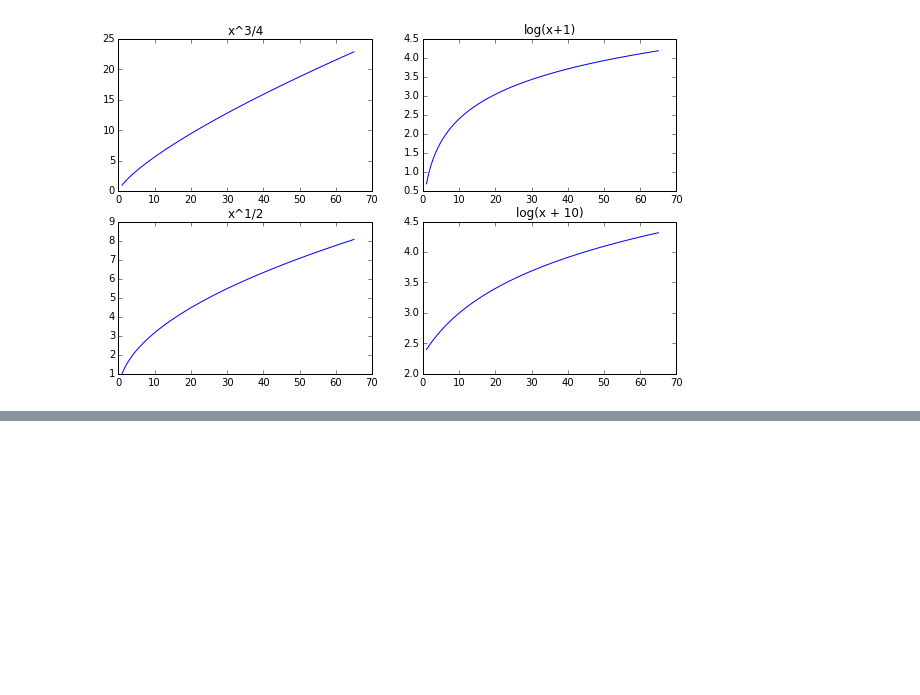
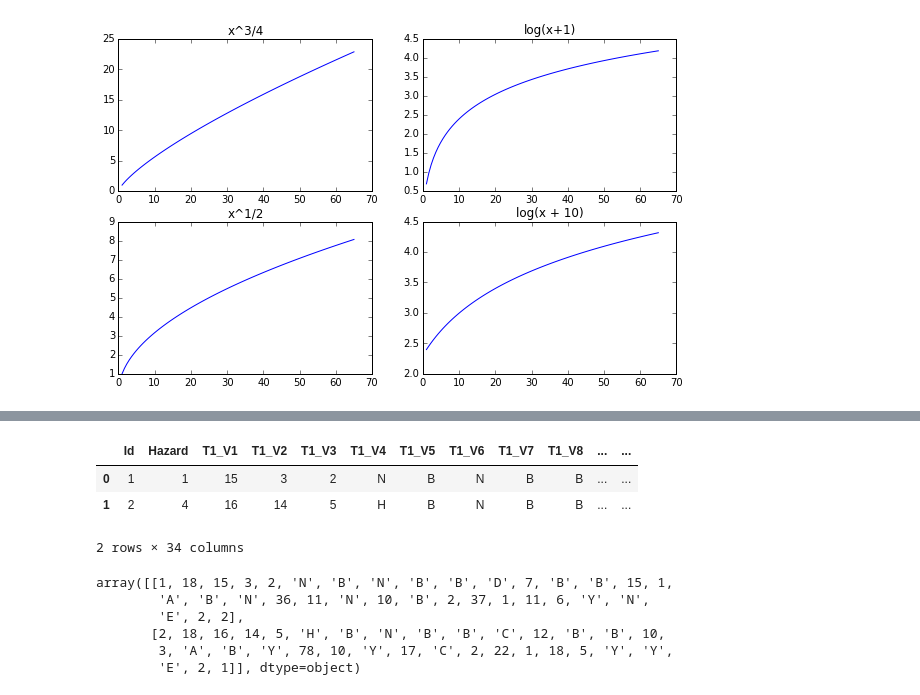
Before and after one commit to Bekbolatov/kaggle, a Jupyter notebook: events/theano/xgboost_liberty_stack.ipynb, the cells around one changed output, grey strips where cells are left out. Saved outputs shown, nothing was run; the diff lists cells and outputs as text; code cells hidden in the pictures; blank space fills up the shorter version.

```diff
--- a/events/theano/xgboost_liberty_stack.ipynb
+++ b/events/theano/xgboost_liberty_stack.ipynb
@@ -220,0 +402,7 @@ plt.title("log(x + 10)")
+# %%
+data_train.iloc[0:2]
+# %% [output]
+|  | Id | Hazard | T1_V1 | T1_V2 | T1_V3 | T1_V4 | T1_V5 | T1_V6 | T1_V7 | T1_V8 | ... | ... |
+| 0 | 1 | 1 | 15 | 3 | 2 | N | B | N | B | B | ... | ... |
+| 1 | 2 | 4 | 16 | 14 | 5 | H | B | N | B | B | ... | ... |
+2 rows × 34 columns
@@ -220,0 +411,9 @@ plt.title("log(x + 10)")
+# %%
+a
+# %% [output]
+array([[1, 18, 15, 3, 2, 'N', 'B', 'N', 'B', 'B', 'D', 7, 'B', 'B', 15, 1,
+        'A', 'B', 'N', 36, 11, 'N', 10, 'B', 2, 37, 1, 11, 6, 'Y', 'N',
+        'E', 2, 2],
+       [2, 18, 16, 14, 5, 'H', 'B', 'N', 'B', 'B', 'C', 12, 'B', 'B', 10,
+        3, 'A', 'B', 'Y', 78, 10, 'Y', 17, 'C', 2, 22, 1, 18, 5, 'Y', 'Y',
+        'E', 2, 1]], dtype=object)
```
Also changed, not shown: parts of 12 cells of this notebook, 3 other files.
